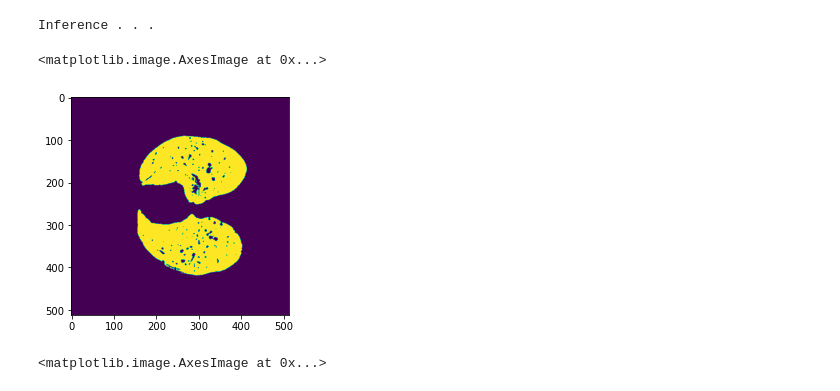
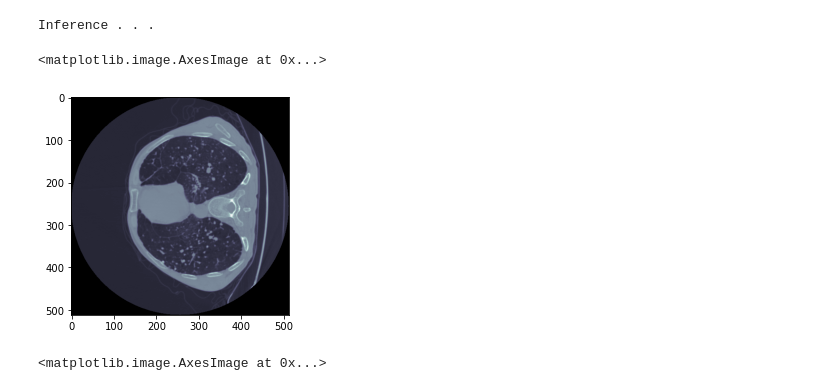
Before and after one commit to inqlee0704/silicosis, a Jupyter notebook: experiment.ipynb, the cells around one changed output. Saved outputs shown, nothing was run; the diff lists cells and outputs as text; code cells hidden in the pictures.

```diff
--- a/experiment.ipynb
+++ b/experiment.ipynb
@@ -139,11 +133,13 @@ for i, x in pbar:
     )
 # %% [output]
 Inference . . .
-# %%
-plt.imshow(pred_label[:,:,30])
-# %% [output]
-<matplotlib.image.AxesImage at 0x...>
-[figure, removed]
+# %%
+img_v,_ = load(infer_list.ImgDir[1])
+img = img_v[:,:,30]
+plt.imshow(img,cmap='bone')
+# %% [output]
+<matplotlib.image.AxesImage at 0x...>
+[figure, added]
 # %%
 temp = pred_label[:,:,30].copy()
 plt.imshow(temp,cmap='bone')
```
Also changed, not shown: parts of 3 cells of this notebook, 4 other files.
